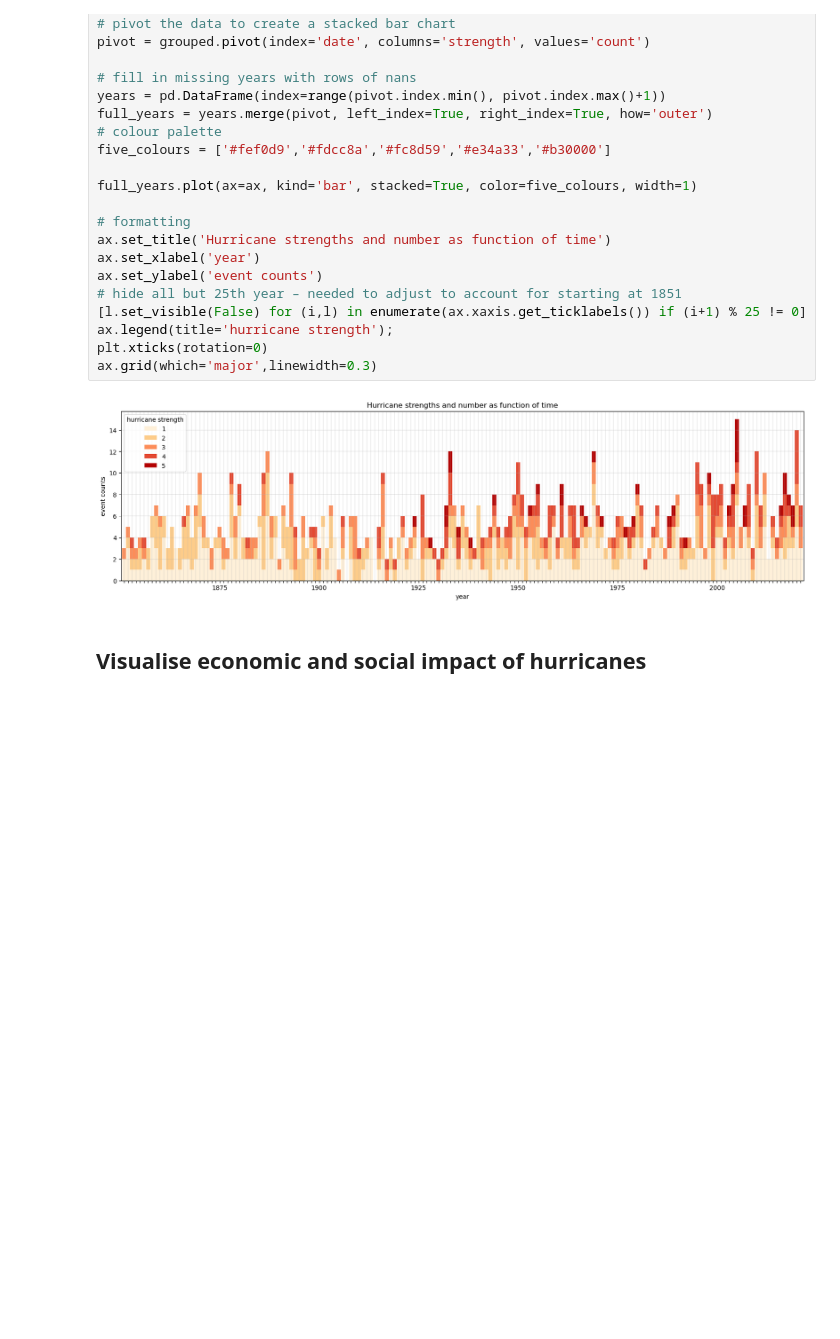
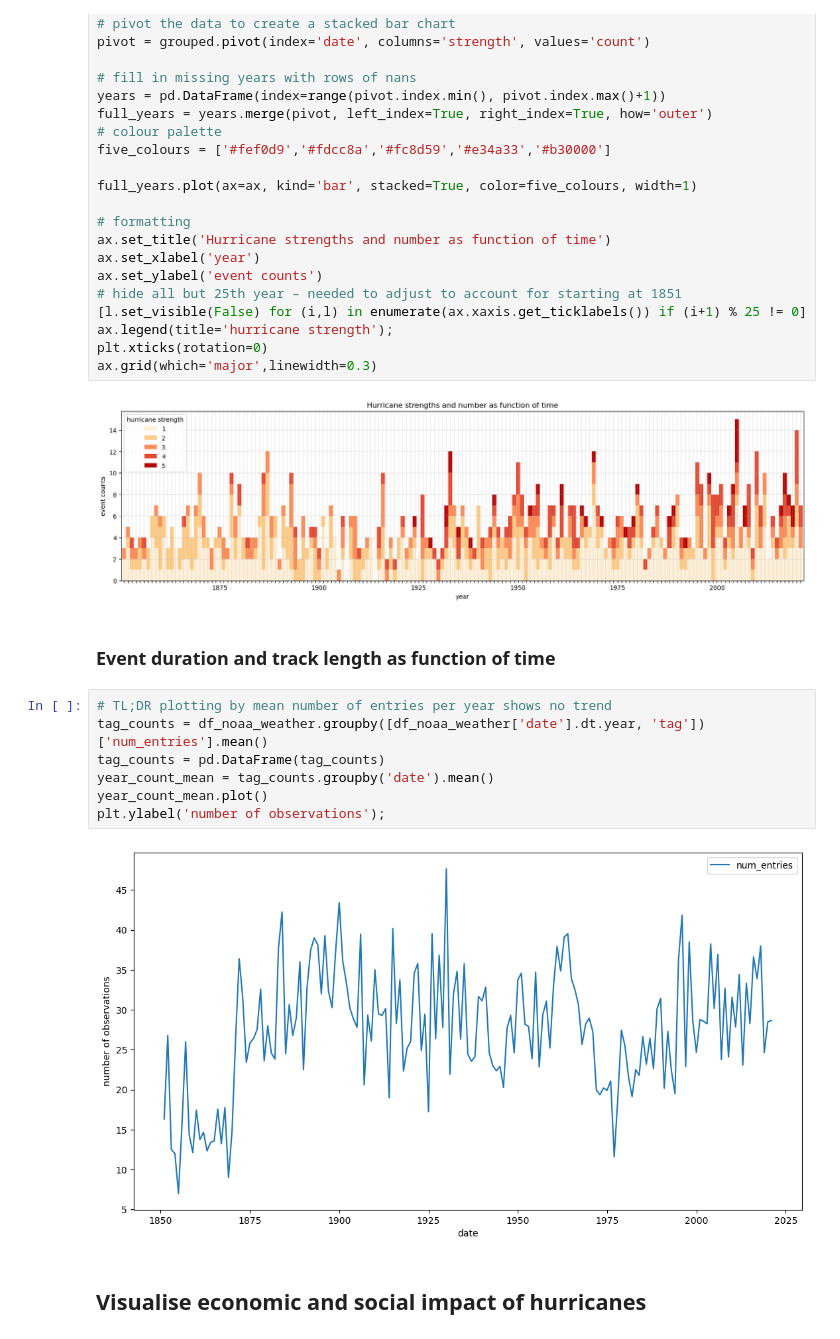
Before and after one commit to ai4er-cdt/hurricane-harm-herald, a Jupyter notebook: notebooks/visualise_weather.ipynb, the cells around one changed output. Saved outputs shown, nothing was run; the diff lists cells and outputs as text; blank space fills up the shorter version.

```diff
--- a/notebooks/visualise_weather.ipynb
+++ b/notebooks/visualise_weather.ipynb
@@ -133,6 +149,17 @@ plt.xticks(rotation=0)
 ax.grid(which='major',linewidth=0.3)
 # %% [output]
 [figure]
+# %% [markdown]
+### Event duration and track length as function of time
+# %%
+# TL;DR plotting by mean number of entries per year shows no trend
+tag_counts = df_noaa_weather.groupby([df_noaa_weather['date'].dt.year, 'tag'])['num_entries'].mean()
+tag_counts = pd.DataFrame(tag_counts)
+year_count_mean = tag_counts.groupby('date').mean()
+year_count_mean.plot()
+plt.ylabel('number of observations');
+# %% [output]
+[figure, added]
 # %% [markdown]
 ## Visualise economic and social impact of hurricanes
 # %%
```
Also changed, not shown: parts of 7 cells of this notebook.
